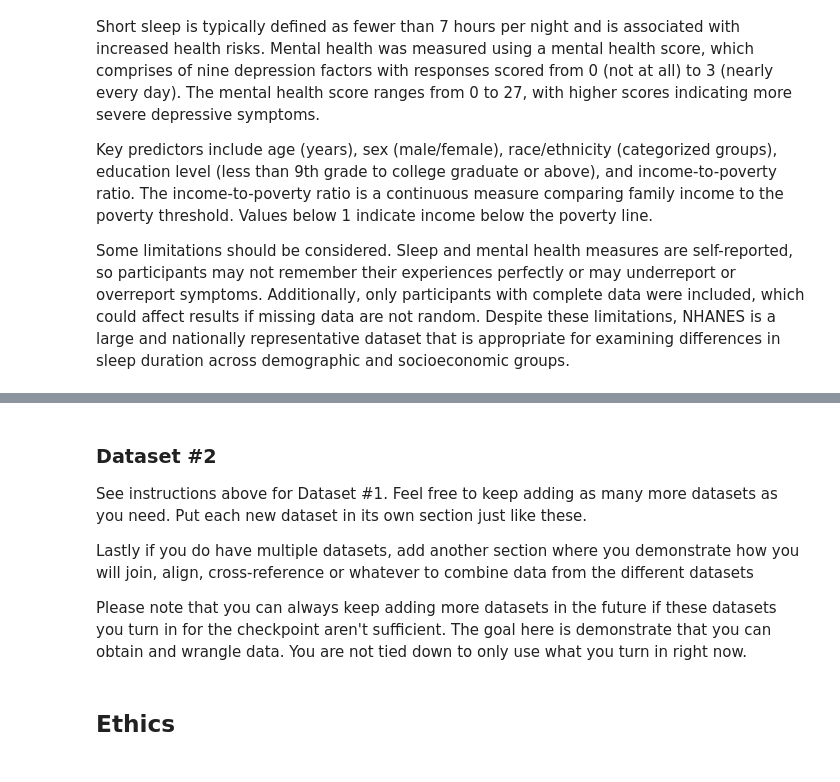
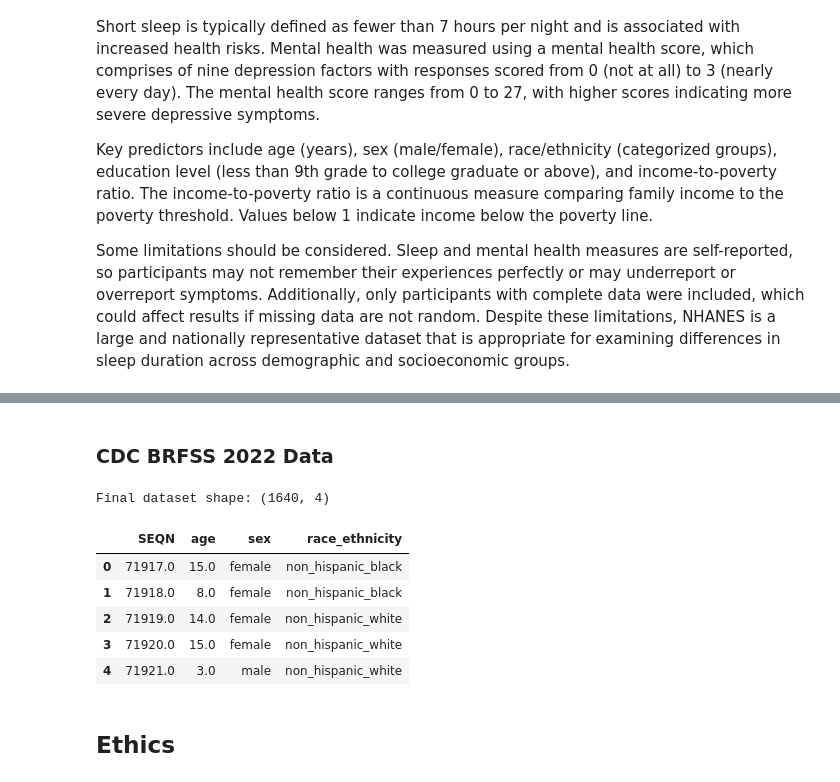
Before and after one commit to COGS108/Group150_WI26, a Jupyter notebook: 01-DataCheckpoint.ipynb, the cells around one changed output, grey strips where cells are left out. Saved outputs shown, nothing was run; the diff lists cells and outputs as text; code cells hidden in the pictures.

Commit message:
Add second data set

```diff
--- a/01-DataCheckpoint.ipynb
+++ b/01-DataCheckpoint.ipynb
@@ -343,11 +358,3 @@ Income ratio outliers count: 0
 | 2 | 130380 | 8.0 | 44 | Female | Other Hispanic | 1.41 | High school/GED | ... |
 | 3 | 130386 | 7.5 | 34 | Male | Mexican American | 1.33 | Some college/AA | ... |
 | 4 | 130387 | 3.0 | 68 | Female | Non-Hispanic White | 1.32 | College graduate or above | ... |
-# %% [markdown]
-### Dataset #2
-
-See instructions above for Dataset #1.  Feel free to keep adding as many more datasets as you need.  Put each new dataset in its own section just like these.
-
-Lastly if you do have multiple datasets, add another section where you demonstrate how you will join, align, cross-reference or whatever to combine data from the different datasets
-
-Please note that you can always keep adding more datasets in the future if these datasets you turn in for the checkpoint aren't sufficient.  The goal here is demonstrate that you can obtain and wrangle data.  You are not tied down to only use what you turn in right now.
@@ -356,3 +361,71 @@ Please note that you can always keep adding more datasets in the future if these
+# %% [markdown]
+### CDC BRFSS 2022 Data
+# %%
+
+import numpy as np
+import pandas as pd
+
+df_raw = pd.read_sas('data/00-raw/Y_DEMO.xpt', format="xport")
+df_raw.columns = [c.upper() for c in df_raw.columns]
+
+# ---- Select variables ----
+cols = [
+    "SEQN",
+    "RIDAGEYR",
+    "RIAGENDR",
+    "RIDRETH1",
+]
+
+missing = [c for c in cols if c not in df_raw.columns]
+if missing:
+    raise KeyError(f"Missing expected columns: {missing}")
+
+df = df_raw[cols].copy()
+
+# ---- Cleaning helpers ----
+def num(s):
+    return pd.to_numeric(s, errors="coerce")
+
+# ---- Clean variables ----
+df["age"] = num(df["RIDAGEYR"])
+df.loc[df["age"] < 0, "age"] = np.nan
+
+df["sex"] = num(df["RIAGENDR"]).map({
+    1: "male",
+    2: "female",
+})
+
+df["race_ethnicity"] = num(df["RIDRETH1"]).map({
+    1: "mexican_american",
+    2: "other_hispanic",
+    3: "non_hispanic_white",
+    4: "non_hispanic_black",
+    5: "other_or_multiracial",
+})
+
+# ---- Tidy dataset ----
+df_clean = df[
+    [
+        "SEQN",
+        "age",
+        "sex",
+        "race_ethnicity",
+    ]
+].dropna()
+
+df_clean.to_csv('data/02-processed/nnyfs_2012_demo_clean.csv', index=False)
+
+print("Final dataset shape:", df_clean.shape)
+
+df_clean.head()
+# %% [output]
+Final dataset shape: (1640, 4)
+|  | SEQN | age | sex | race_ethnicity |
+| 0 | 71917.0 | 15.0 | female | non_hispanic_black |
+| 1 | 71918.0 | 8.0 | female | non_hispanic_black |
+| 2 | 71919.0 | 14.0 | female | non_hispanic_white |
+| 3 | 71920.0 | 15.0 | female | non_hispanic_white |
+| 4 | 71921.0 | 3.0 | male | non_hispanic_white |
 # %% [markdown]
 ## Ethics
 # %% [markdown]
```
Also changed, not shown: parts of 3 cells of this notebook.
